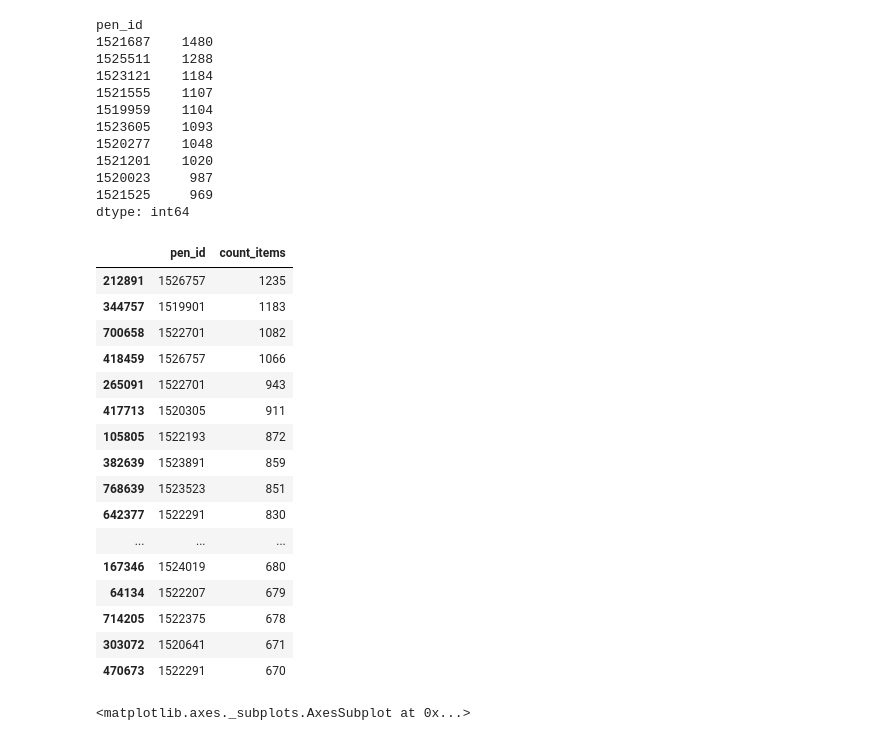
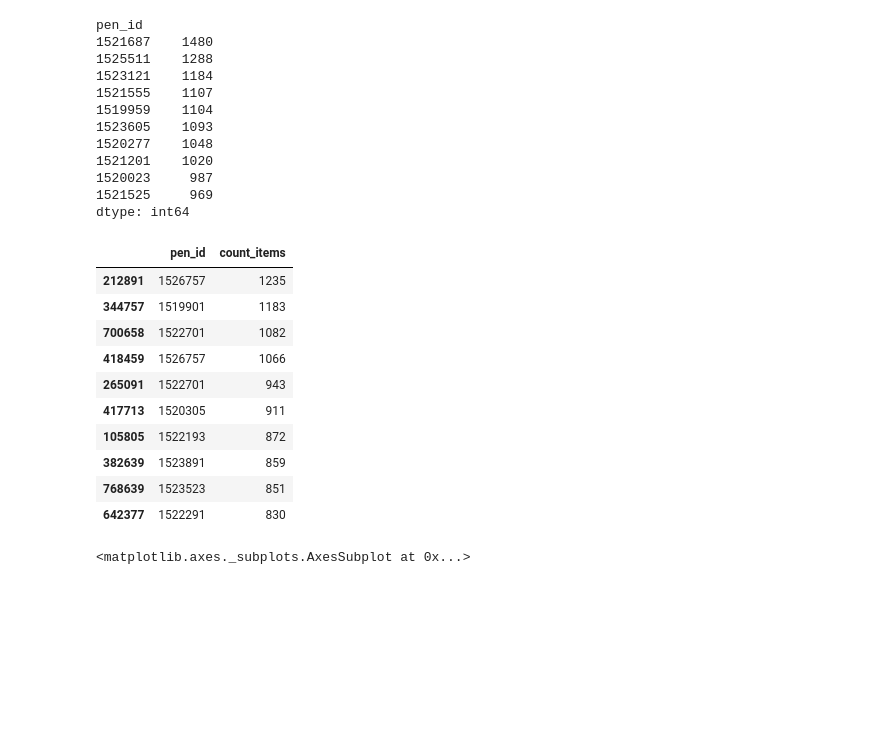
Before and after one commit to ShirinStar/Pen_Data_Dictionary, a Jupyter notebook: data/Pens Activity overview.ipynb, the cells around one changed output. Saved outputs shown, nothing was run; the diff lists cells and outputs as text; code cells hidden in the pictures; blank space fills up the shorter version.

```diff
--- a/data/Pens Activity overview.ipynb
+++ b/data/Pens Activity overview.ipynb
@@ -249,23 +265,17 @@ pen_id
 dtype: int64
 # %%
 by_items = pensActivity[['pen_id', 'count_items']]
-by_items.sort_values(by='count_items', ascending =False).head(50)
+by_items.sort_values(by='count_items', ascending =False).head(10)
 # %% [output]
 |  | pen_id | count_items |
 | 212891 | 1526757 | 1235 |
 | 344757 | 1519901 | 1183 |
 | 700658 | 1522701 | 1082 |
 | 418459 | 1526757 | 1066 |
 | 265091 | 1522701 | 943 |
 | 417713 | 1520305 | 911 |
 | 105805 | 1522193 | 872 |
 | 382639 | 1523891 | 859 |
 | 768639 | 1523523 | 851 |
 | 642377 | 1522291 | 830 |
-| ... | ... | ... |
-| 167346 | 1524019 | 680 |
-| 64134 | 1522207 | 679 |
-| 714205 | 1522375 | 678 |
-| 303072 | 1520641 | 671 |
-| 470673 | 1522291 | 670 |
 # %%
```
Also changed, not shown: parts of 9 cells of this notebook.
